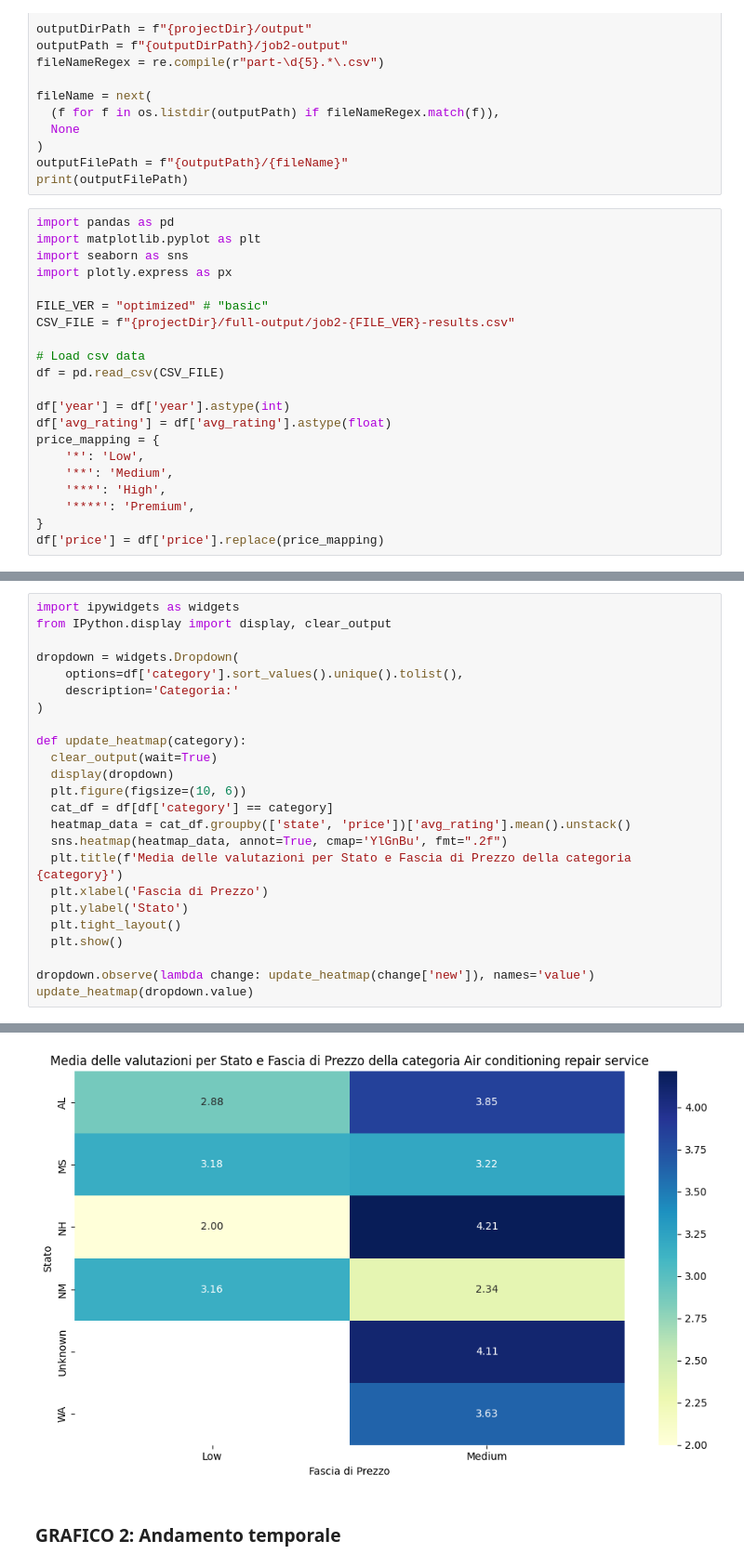
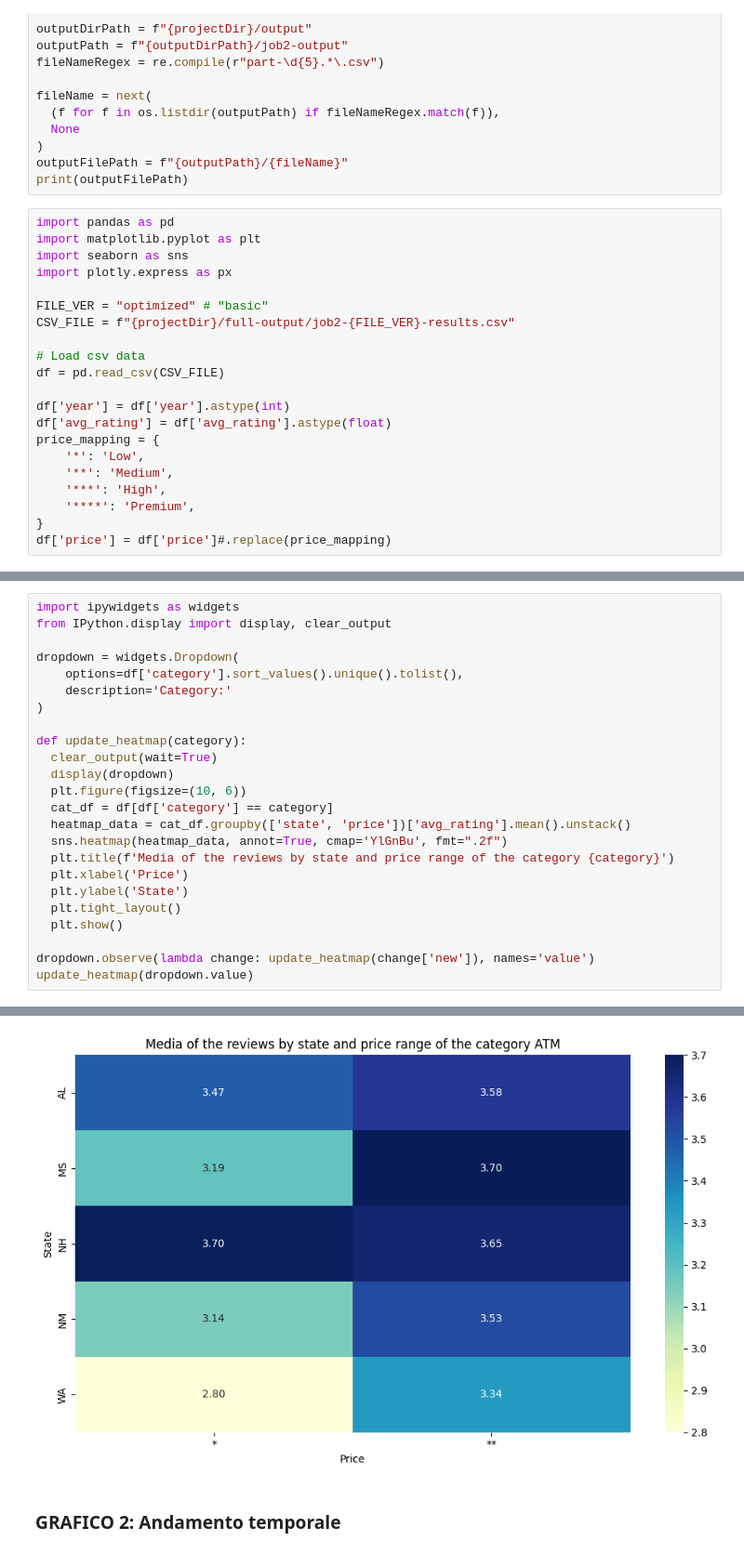
Before and after one commit to TeoV00/big-data-project, a Jupyter notebook: src/main/python/job2-results-analysis.ipynb, the cells around one changed output, grey strips where cells are left out. Shown: that part at 93% size. Saved outputs shown, nothing was run; the diff lists cells and outputs as text.

Commit message:
feat: job2 graph 4

```diff
--- a/src/main/python/job2-results-analysis.ipynb
+++ b/src/main/python/job2-results-analysis.ipynb
@@ -37,5 +37,5 @@ price_mapping = {
     '***': 'High',
     '****': 'Premium',
 }
-df['price'] = df['price'].replace(price_mapping)
+df['price'] = df['price']#.replace(price_mapping)
 # %% [markdown]
@@ -46,7 +46,7 @@ from IPython.display import display, clear_output
 
 dropdown = widgets.Dropdown(
     options=df['category'].sort_values().unique().tolist(),
-    description='Categoria:'
+    description='Category:'
 )
 
 def update_heatmap(category):
@@ -56,9 +56,9 @@ def update_heatmap(category):
   cat_df = df[df['category'] == category]
   heatmap_data = cat_df.groupby(['state', 'price'])['avg_rating'].mean().unstack()
   sns.heatmap(heatmap_data, annot=True, cmap='YlGnBu', fmt=".2f")
-  plt.title(f'Media delle valutazioni per Stato e Fascia di Prezzo della categoria {category}')
-  plt.xlabel('Fascia di Prezzo')
-  plt.ylabel('Stato')
+  plt.title(f'Media of the reviews by state and price range of the category {category}')
+  plt.xlabel('Price')
+  plt.ylabel('State')
   plt.tight_layout()
   plt.show()
 
@@ -69,4 +69,4 @@ Dropdown(description='Categoria:', index=11, options=('ATM', 'ATV dealer', 'ATV
-[figure, old version]
+[figure, new version]
 # %% [markdown]
 ### GRAFICO 2: Andamento temporale
 # %%
```
Also changed, not shown: parts of 6 cells of this notebook.
